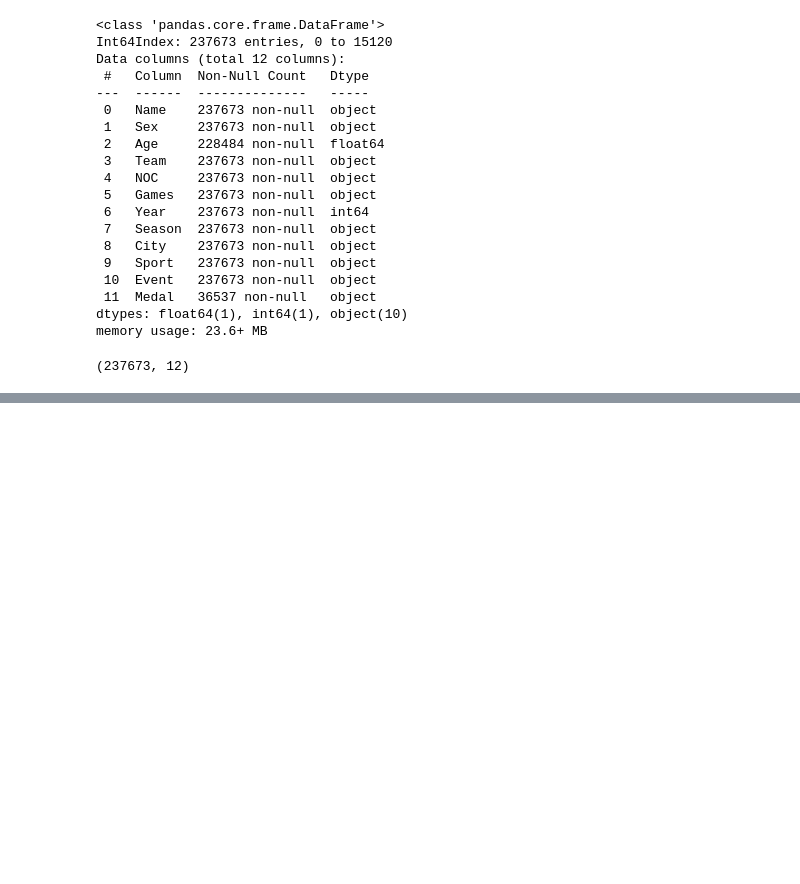
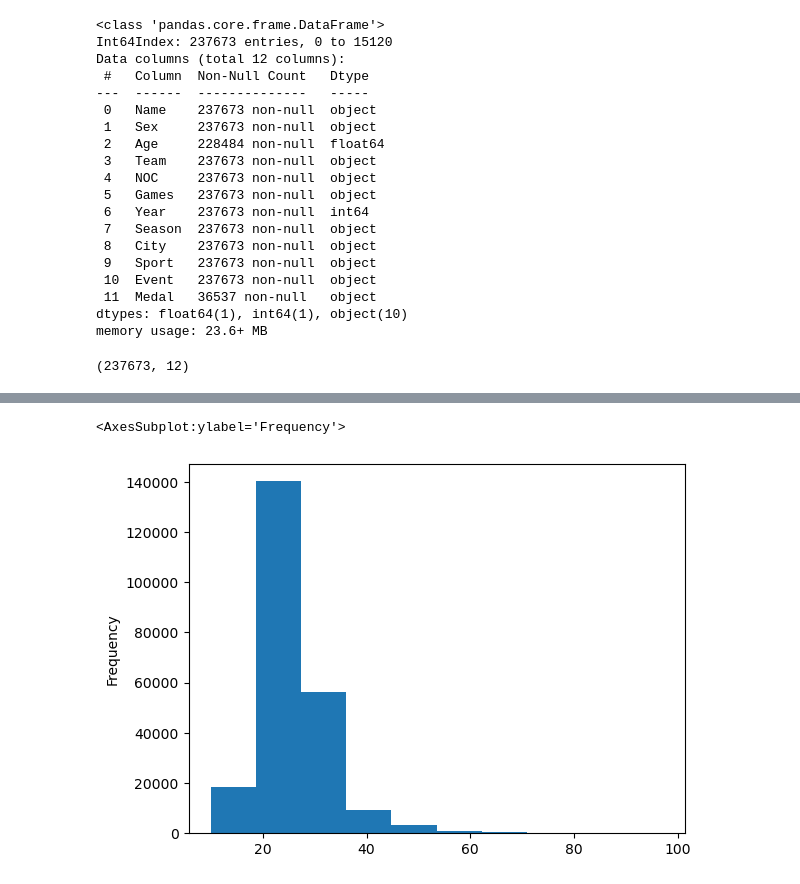
Before and after one commit to binda7/OG_pandas_pySpark_compare, a Jupyter notebook: Summer_Athletes_Olimpics_Analytics.ipynb, the cells around one changed output, grey strips where cells are left out. Saved outputs shown, nothing was run; the diff lists cells and outputs as text; code cells hidden in the pictures; blank space fills up the shorter version.

```diff
--- a/Summer_Athletes_Olimpics_Analytics.ipynb
+++ b/Summer_Athletes_Olimpics_Analytics.ipynb
@@ -43,0 +96,5 @@ summer_athletes.shape
+# %%
+summer_athletes['Age'].plot(kind='hist')
+# %% [output]
+<AxesSubplot:ylabel='Frequency'>
+[figure, added]
```
Also changed, not shown: parts of 6 cells of this notebook.
